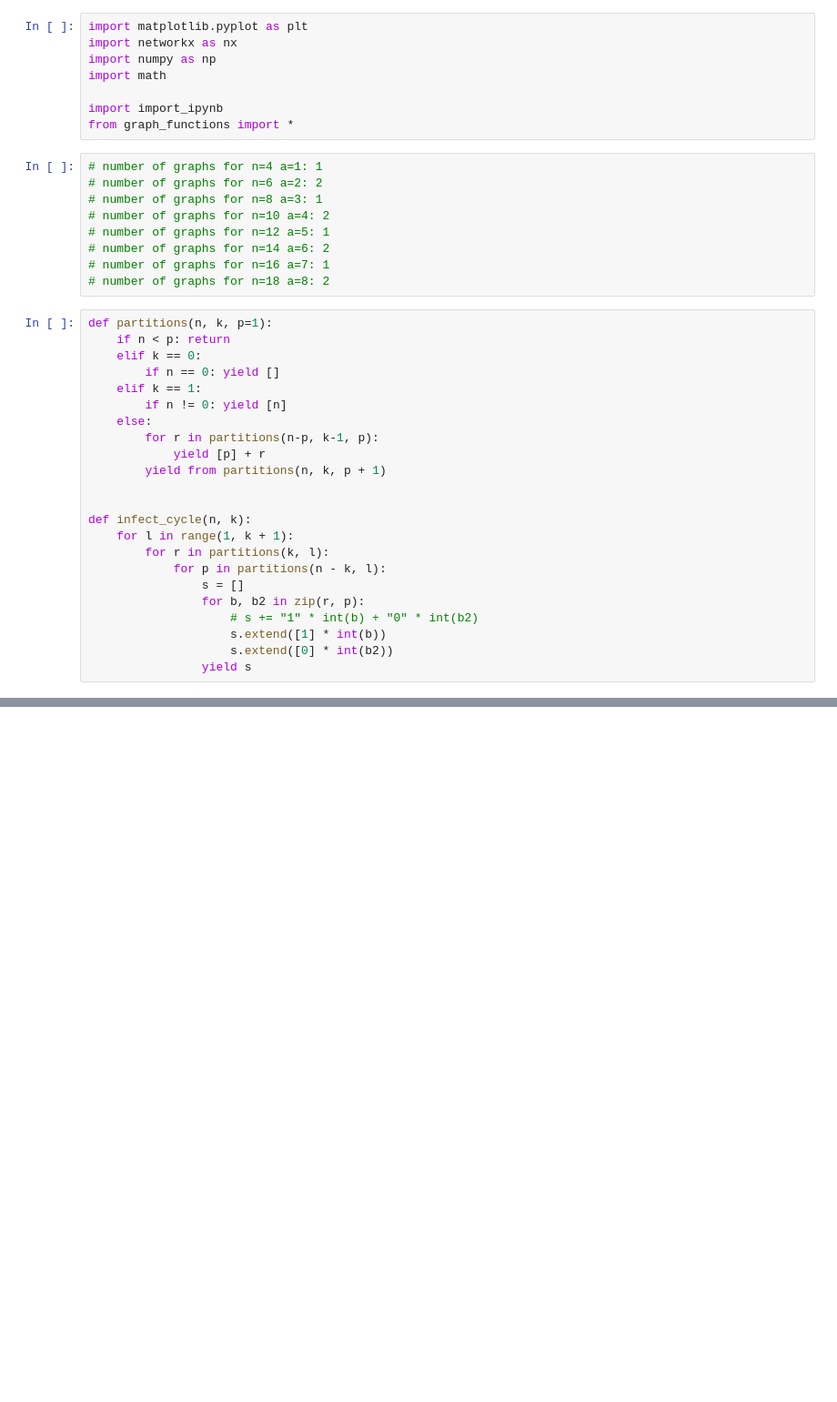
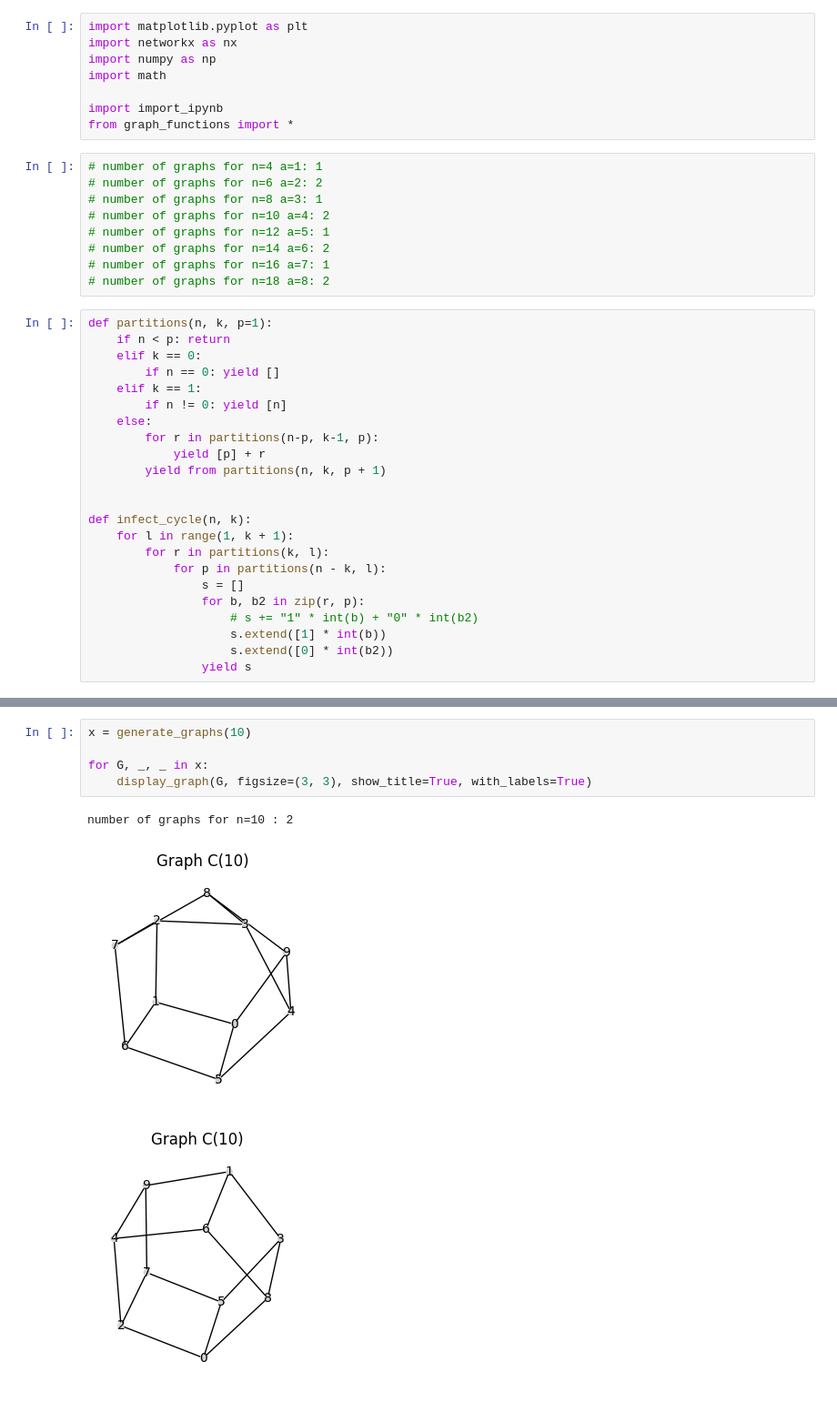
Before and after one commit to matej-2003/graph_theory_research_project, a Jupyter notebook: generator.ipynb, the cells around one changed output, grey strips where cells are left out. Shown at 91% size. Drawn from its saved outputs; the diff is of its cells as text; blank space fills up the shorter version.

```diff
--- a/generator.ipynb
+++ b/generator.ipynb
@@ -79,0 +106,9 @@ number of graphs for n=10 : 2
+# %%
+x = generate_graphs(10)
+
+for G, _, _ in x:
+    display_graph(G, figsize=(3, 3), show_title=True, with_labels=True)
+# %% [output]
+number of graphs for n=10 : 2
+[figure, added]
+[figure, added]
```
Also changed, not shown: parts of 3 cells of this notebook, 2 other files.
